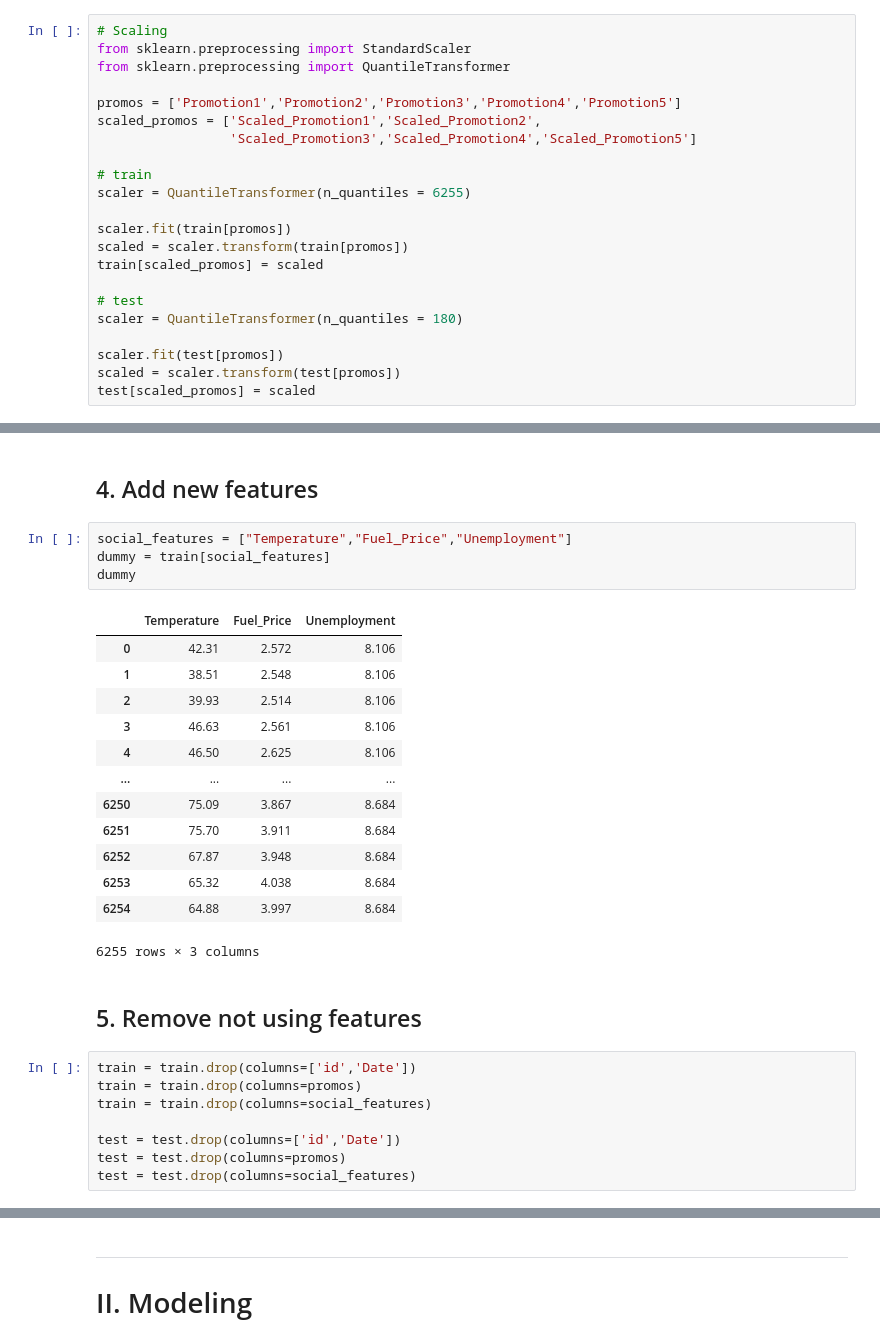
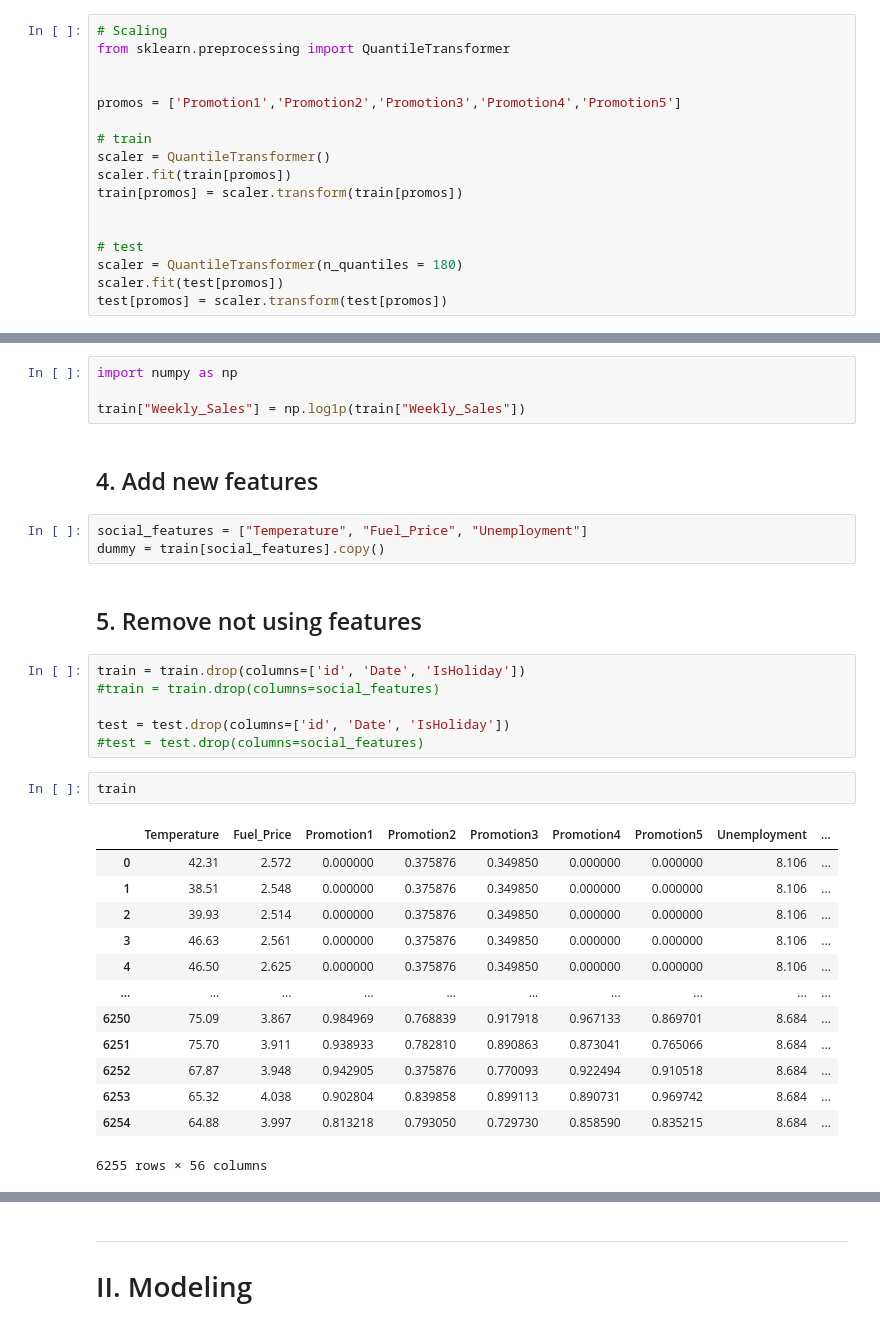
Before and after one commit to sungjk1999/dacon-sales-forecast, a Jupyter notebook: main.ipynb, the cells around one changed output, grey strips where cells are left out. Saved outputs shown, nothing was run; the diff lists cells and outputs as text.

```diff
--- a/main.ipynb
+++ b/main.ipynb
@@ -77,23 +95,18 @@ test = pd.get_dummies(data=test, columns=["Store"])
 ### d) `Promotion1`, ... , `Promotion5`
 # %%
 # Scaling
-from sklearn.preprocessing import StandardScaler
 from sklearn.preprocessing import QuantileTransformer
 
+
 promos = ['Promotion1','Promotion2','Promotion3','Promotion4','Promotion5']
-scaled_promos = ['Scaled_Promotion1','Scaled_Promotion2',
-                 'Scaled_Promotion3','Scaled_Promotion4','Scaled_Promotion5']
 
 # train
-scaler = QuantileTransformer(n_quantiles = 6255)
+scaler = QuantileTransformer()
+scaler.fit(train[promos])
+train[promos] = scaler.transform(train[promos])
 
-scaler.fit(train[promos])
-scaled = scaler.transform(train[promos])
-train[scaled_promos] = scaled
 
 # test
 scaler = QuantileTransformer(n_quantiles = 180)
-
 scaler.fit(test[promos])
-scaled = scaler.transform(test[promos])
-test[scaled_promos] = scaled
+test[promos] = scaler.transform(test[promos])
@@ -100,30 +115,33 @@ test[scaled_promos] = scaled
+# %%
+import numpy as np
+
+train["Weekly_Sales"] = np.log1p(train["Weekly_Sales"])
 # %% [markdown]
 ## 4. Add new features
 # %%
-social_features = ["Temperature","Fuel_Price","Unemployment"]
-dummy = train[social_features]
-dummy
+social_features = ["Temperature", "Fuel_Price", "Unemployment"]
+dummy = train[social_features].copy()
-# %% [output]
-|  | Temperature | Fuel_Price | Unemployment |
-| 0 | 42.31 | 2.572 | 8.106 |
-| 1 | 38.51 | 2.548 | 8.106 |
-| 2 | 39.93 | 2.514 | 8.106 |
-| 3 | 46.63 | 2.561 | 8.106 |
-| 4 | 46.50 | 2.625 | 8.106 |
-| ... | ... | ... | ... |
-| 6250 | 75.09 | 3.867 | 8.684 |
-| 6251 | 75.70 | 3.911 | 8.684 |
-| 6252 | 67.87 | 3.948 | 8.684 |
-| 6253 | 65.32 | 4.038 | 8.684 |
-| 6254 | 64.88 | 3.997 | 8.684 |
-6255 rows × 3 columns
 # %% [markdown]
 ## 5. Remove not using features
 # %%
-train = train.drop(columns=['id','Date'])
-train = train.drop(columns=promos)
-train = train.drop(columns=social_features)
+train = train.drop(columns=['id', 'Date', 'IsHoliday'])
+#train = train.drop(columns=social_features)
 
-test = test.drop(columns=['id','Date'])
-test = test.drop(columns=promos)
-test = test.drop(columns=social_features)
+test = test.drop(columns=['id', 'Date', 'IsHoliday'])
+#test = test.drop(columns=social_features)
+# %%
+train
+# %% [output]
+|  | Temperature | Fuel_Price | Promotion1 | Promotion2 | Promotion3 | Promotion4 | Promotion5 | Unemployment | ... |
+| 0 | 42.31 | 2.572 | 0.000000 | 0.375876 | 0.349850 | 0.000000 | 0.000000 | 8.106 | ... |
+| 1 | 38.51 | 2.548 | 0.000000 | 0.375876 | 0.349850 | 0.000000 | 0.000000 | 8.106 | ... |
+| 2 | 39.93 | 2.514 | 0.000000 | 0.375876 | 0.349850 | 0.000000 | 0.000000 | 8.106 | ... |
+| 3 | 46.63 | 2.561 | 0.000000 | 0.375876 | 0.349850 | 0.000000 | 0.000000 | 8.106 | ... |
+| 4 | 46.50 | 2.625 | 0.000000 | 0.375876 | 0.349850 | 0.000000 | 0.000000 | 8.106 | ... |
+| ... | ... | ... | ... | ... | ... | ... | ... | ... | ... |
+| 6250 | 75.09 | 3.867 | 0.984969 | 0.768839 | 0.917918 | 0.967133 | 0.869701 | 8.684 | ... |
+| 6251 | 75.70 | 3.911 | 0.938933 | 0.782810 | 0.890863 | 0.873041 | 0.765066 | 8.684 | ... |
+| 6252 | 67.87 | 3.948 | 0.942905 | 0.375876 | 0.770093 | 0.922494 | 0.910518 | 8.684 | ... |
+| 6253 | 65.32 | 4.038 | 0.902804 | 0.839858 | 0.899113 | 0.890731 | 0.969742 | 8.684 | ... |
+| 6254 | 64.88 | 3.997 | 0.813218 | 0.793050 | 0.729730 | 0.858590 | 0.835215 | 8.684 | ... |
+6255 rows × 56 columns
```
Also changed, not shown: parts of 8 cells of this notebook, 5 other files.
